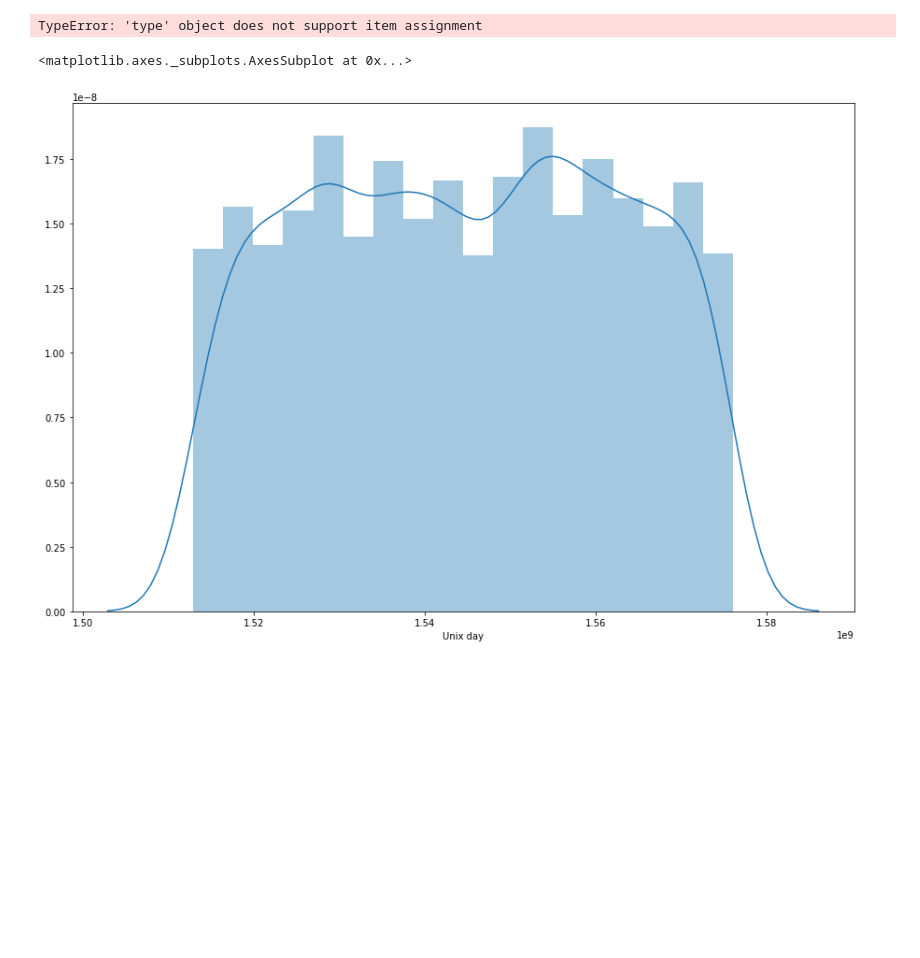
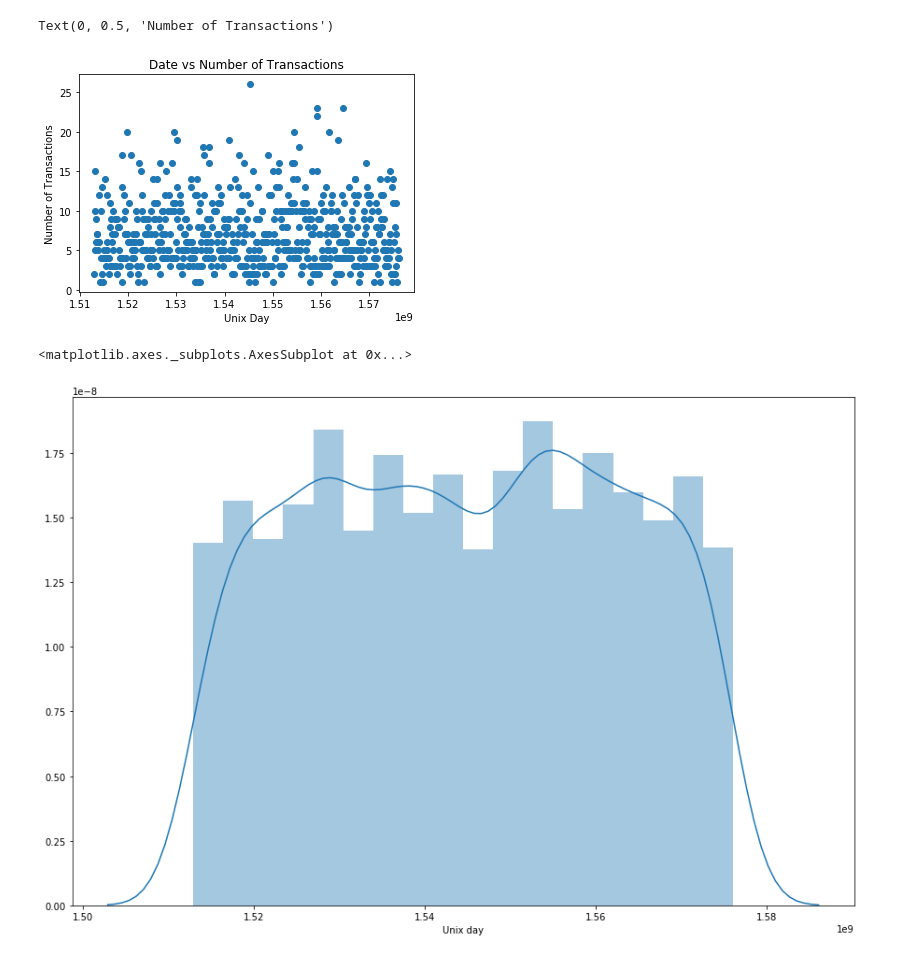
Before and after one commit to OneHandKlap/ATM-Analysis, a Jupyter notebook: unixday-num.ipynb, the cells around one changed output. Saved outputs shown, nothing was run; the diff lists cells and outputs as text; code cells hidden in the pictures; blank space fills up the shorter version.

```diff
--- a/unixday-num.ipynb
+++ b/unixday-num.ipynb
@@ -35,16 +35,15 @@ max    5659.000000
 3  $     2.50  $    80.00  Approved  1513036800
 4  $     2.50  $    40.00  Approved  1513036800
 # %%
-newDataset=pd.DataFrame
-
-dataset["keys"]=dataset["Unix day"].value_counts().keys().tolist()
-dataset["vals"]=dataset["Unix day"].value_counts().tolist()
+keys=dataset["Unix day"].value_counts().keys().tolist()
+vals=dataset["Unix day"].value_counts().tolist()
 plt.plot(keys,vals,'o')
 plt.title('Date vs Number of Transactions')
 plt.xlabel('Unix Day')
 plt.ylabel('Number of Transactions')
 # %% [output]
-TypeError: 'type' object does not support item assignment
+Text(0, 0.5, 'Number of Transactions')
+[figure, added]
 # %%
 plt.figure(figsize=(15,10))
 plt.tight_layout()
```
Also changed, not shown: parts of 8 cells of this notebook, 1 other file.
